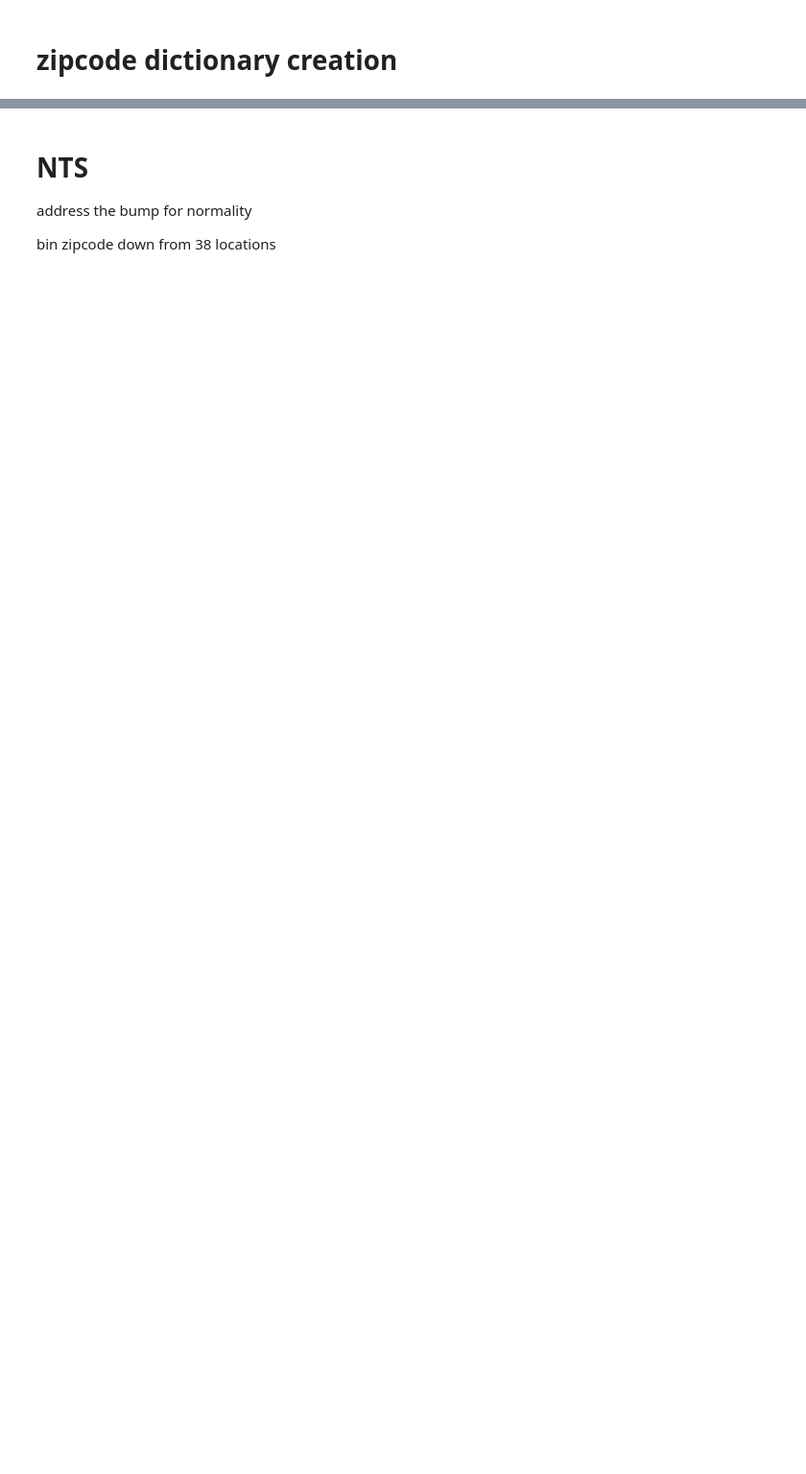
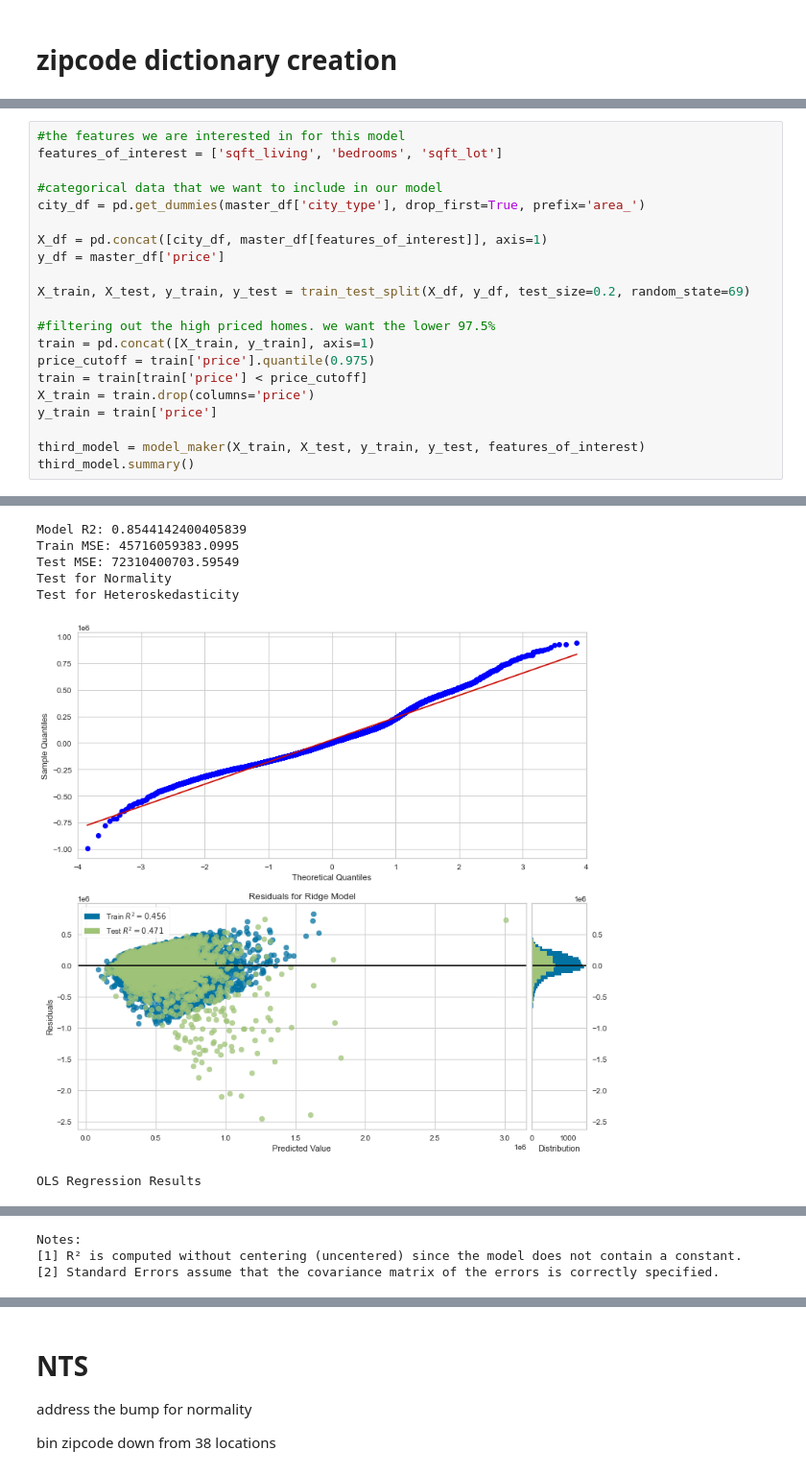
Before and after one commit to Sombrero7/project2, a Jupyter notebook: data_preprocessing-noble.ipynb, the cells around one changed output, grey strips where cells are left out. Shown at 96% size. Cells and saved outputs as stored; diff of their text form; blank space fills up the shorter version.

```diff
--- a/data_preprocessing-noble.ipynb
+++ b/data_preprocessing-noble.ipynb
@@ -582,0 +740,22 @@ model.summary()
+# %%
+#the features we are interested in for this model
+features_of_interest = ['sqft_living', 'bedrooms', 'sqft_lot']
+
+#categorical data that we want to include in our model
+city_df = pd.get_dummies(master_df['city_type'], drop_first=True, prefix='area_')
+
+X_df = pd.concat([city_df, master_df[features_of_interest]], axis=1)
+y_df = master_df['price']
+
+X_train, X_test, y_train, y_test = train_test_split(X_df, y_df, test_size=0.2, random_state=69)
+
+#filtering out the high priced homes. we want the lower 97.5%
+train = pd.concat([X_train, y_train], axis=1)
+price_cutoff = train['price'].quantile(0.975)
+train = train[train['price'] < price_cutoff]
+X_train = train.drop(columns='price')
+y_train = train['price']
+
+third_model = model_maker(X_train, X_test, y_train, y_test, features_of_interest)
+third_model.summary()
+# %% [output]
@@ -582,0 +772,7 @@ model.summary()
+Model R2: 0.8544142400405839
+Train MSE: 45716059383.0995
+Test MSE: 72310400703.59549
+Test for Normality
+Test for Heteroskedasticity
+[figure, added]
+OLS Regression Results
@@ -582,0 +798,3 @@ model.summary()
+Notes:
+[1] R² is computed without centering (uncentered) since the model does not contain a constant.
+[2] Standard Errors assume that the covariance matrix of the errors is correctly specified.
```
Also changed, not shown: parts of 32 cells of this notebook.
